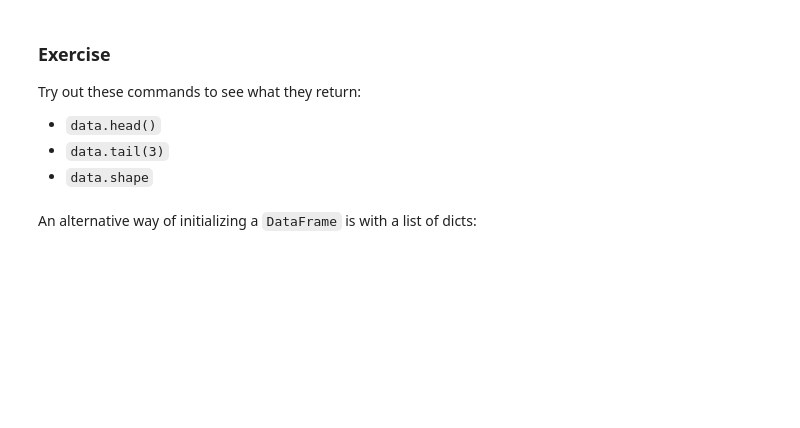
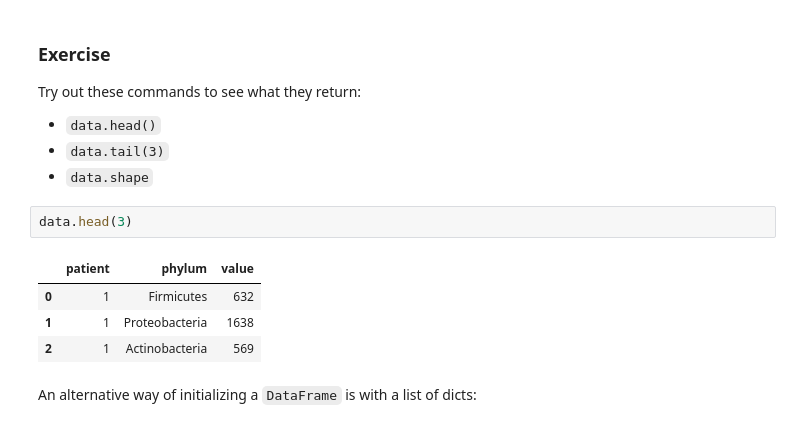
Before and after one commit to agpmilli/adaepfl, a Jupyter notebook: 02 - Intro to Pandas/Intro to Pandas.ipynb, the cells around one changed output. Cells and saved outputs as stored; diff of their text form; blank space fills up the shorter version.

```diff
--- a/02 - Intro to Pandas/Intro to Pandas.ipynb
+++ b/02 - Intro to Pandas/Intro to Pandas.ipynb
@@ -288,6 +247,13 @@ Try out these commands to see what they return:
 - `data.head()`
 - `data.tail(3)`
 - `data.shape`
+# %%
+data.head(3)
+# %% [output]
+|  | patient | phylum | value |
+| 0 | 1 | Firmicutes | 632 |
+| 1 | 1 | Proteobacteria | 1638 |
+| 2 | 1 | Actinobacteria | 569 |
 # %% [markdown]
 An alternative way of initializing a `DataFrame` is with a list of dicts:
 # %%
```
Also changed, not shown: parts of 25 cells of this notebook.
